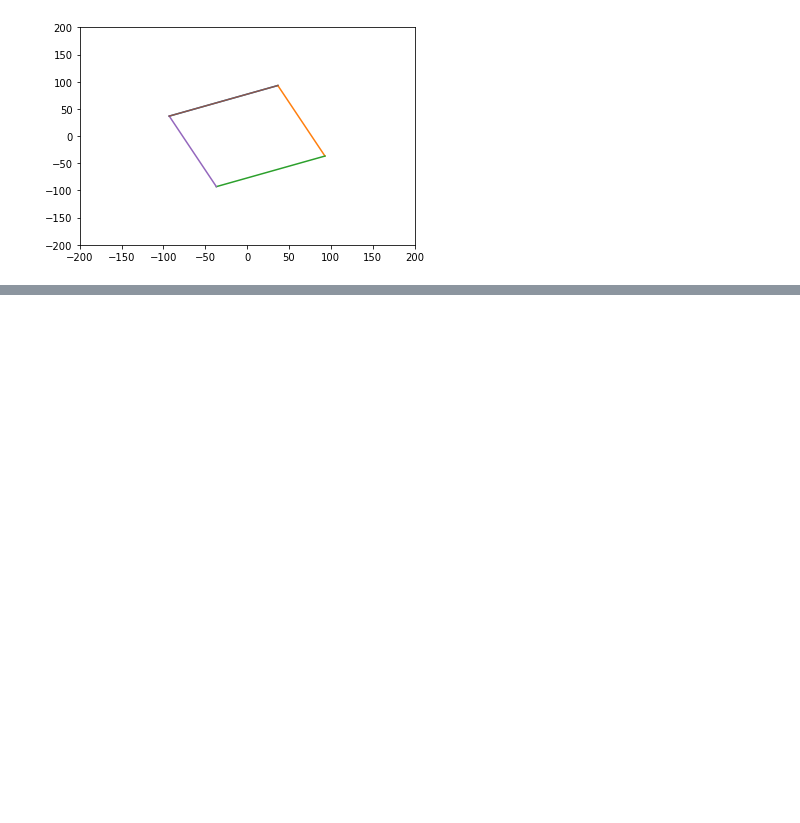
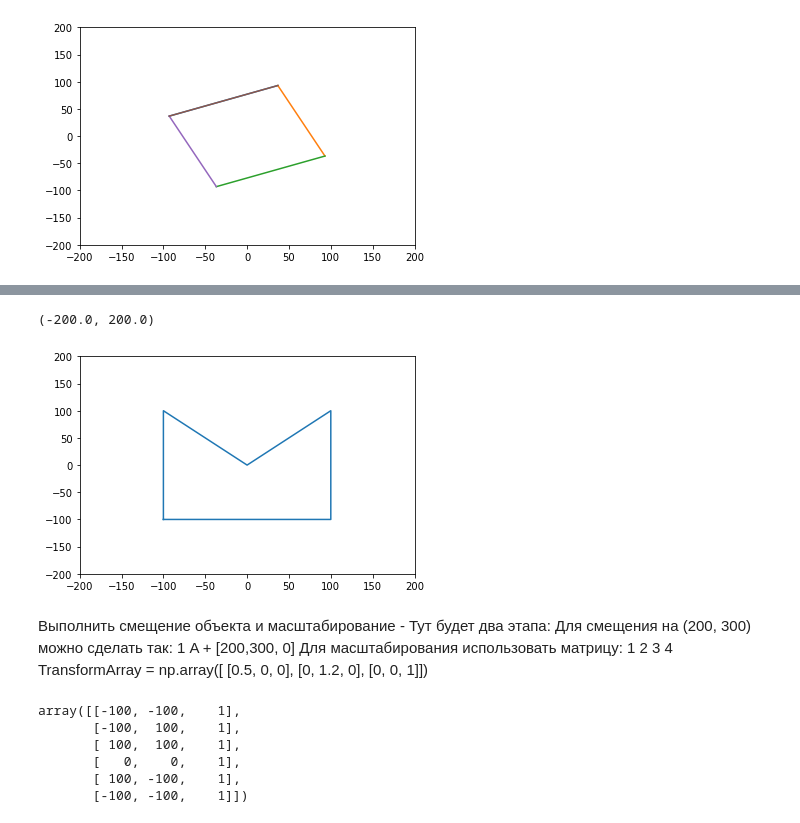
Before and after one commit to ovstrukov/math, a Jupyter notebook: Math_matrix_HW_2.ipynb, the cells around one changed output, grey strips where cells are left out. Saved outputs shown, nothing was run; the diff lists cells and outputs as text; code cells hidden in the pictures; blank space fills up the shorter version.

```diff
--- a/Math_matrix_HW_2.ipynb
+++ b/Math_matrix_HW_2.ipynb
@@ -167,0 +206,5 @@ for i in range(6):
+# %%
+TransformArray2= np.array([
+     [0, 1, 0],
+     [1, 0, 0],
+     [0, 0, 1]])
@@ -167,0 +221,32 @@ for i in range(6):
+# %%
+x3 = AA[:,0]
+y3 = AA[:,1]
+plt.plot(x3, y3)
+plt.ylim([-200, 200])
+plt.xlim([-200, 200])
+# %% [output]
+(-200.0, 200.0)
+[figure, added]
+# %% [markdown]
+Выполнить смещение объекта и масштабирование - Тут будет два этапа:
+Для смещения на (200, 300) можно сделать так:
+1
+A + [200,300, 0]
+Для масштабирования использовать матрицу:
+1
+2
+3
+4
+TransformArray = np.array([
+    [0.5, 0, 0],
+    [0, 1.2, 0],
+    [0, 0, 1]])
+# %%
+A
+# %% [output]
+array([[-100, -100,    1],
+       [-100,  100,    1],
+       [ 100,  100,    1],
+       [   0,    0,    1],
+       [ 100, -100,    1],
+       [-100, -100,    1]])
```
Also changed, not shown: parts of 10 cells of this notebook.
